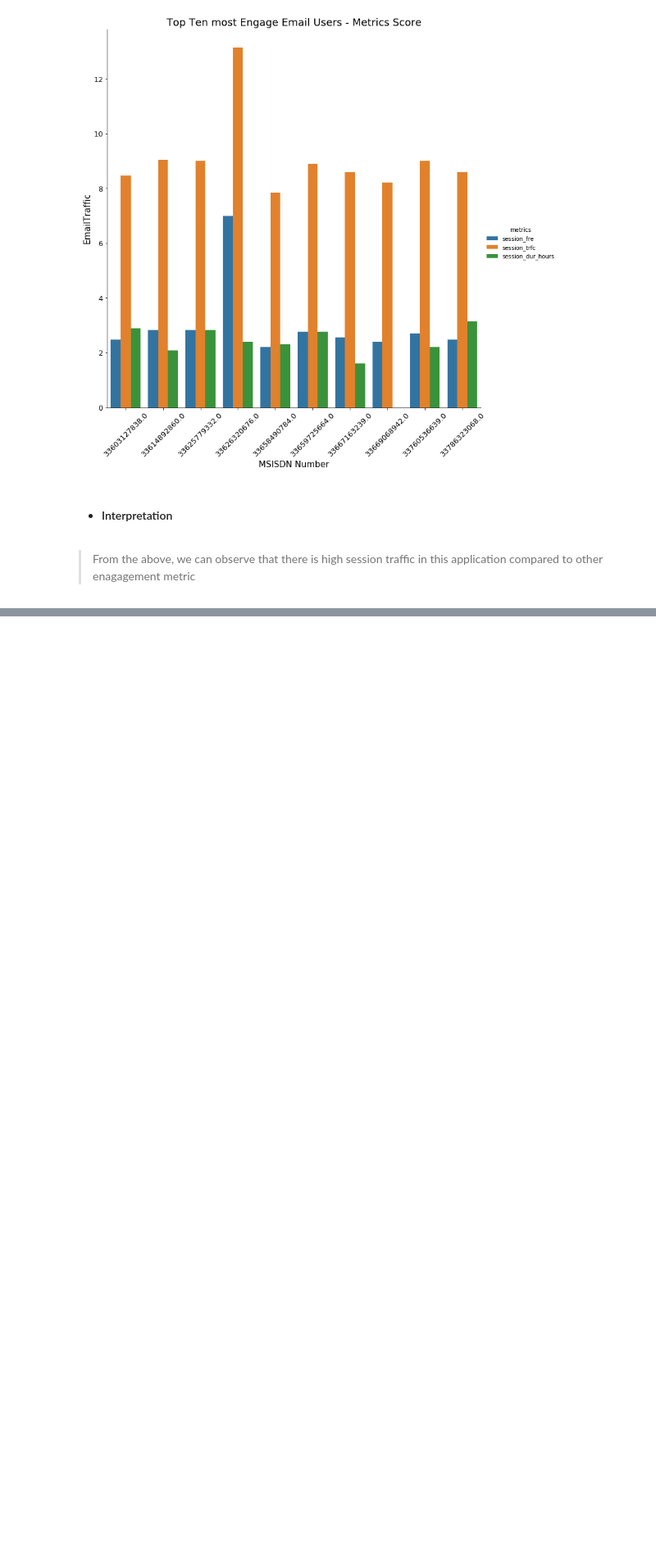
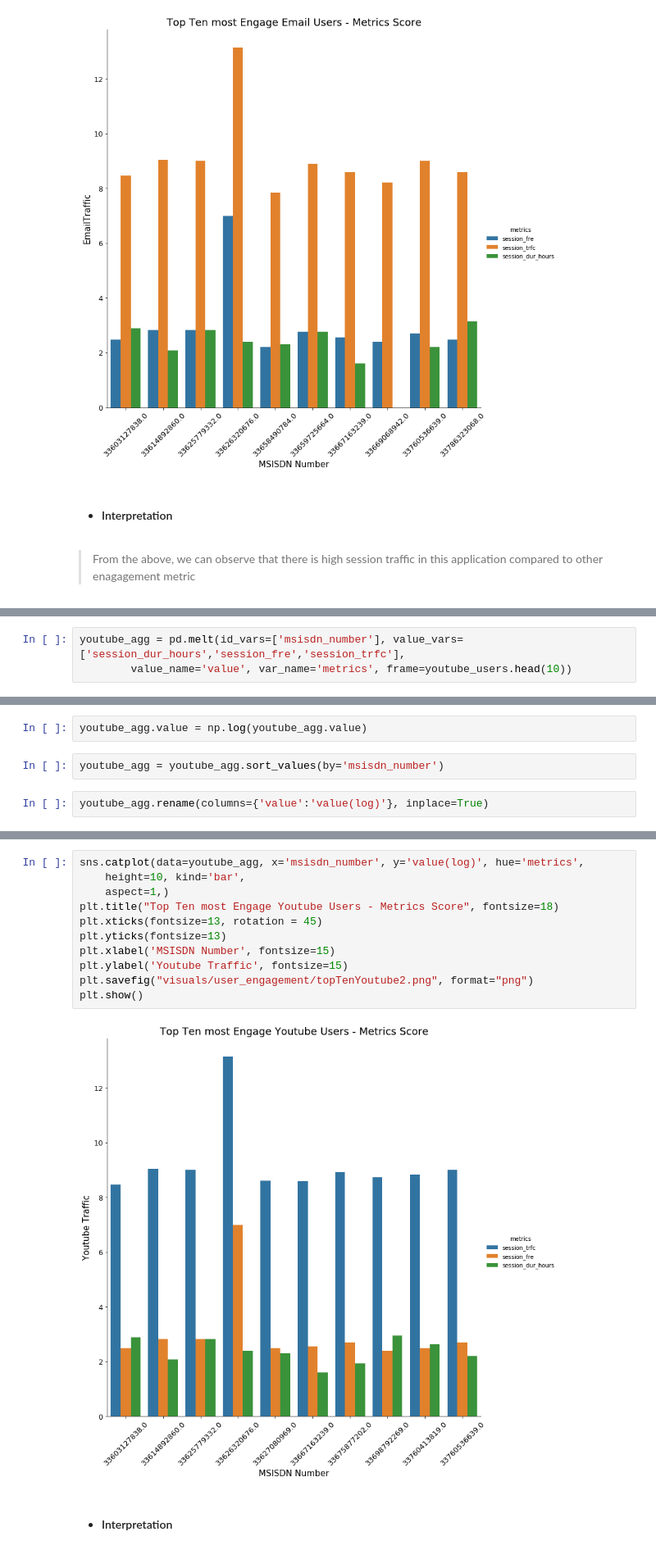
Before and after one commit to Patrick5455/tellco_user_analytics, a Jupyter notebook: analyis/user_enagaement.ipynb, the cells around one changed output, grey strips where cells are left out. Shown at 82% size. Drawn from its saved outputs; the diff is of its cells as text; blank space fills up the shorter version.

```diff
--- a/analyis/user_enagaement.ipynb
+++ b/analyis/user_enagaement.ipynb
@@ -1101,0 +1181,3 @@ plt.show()
+# %%
+youtube_agg = pd.melt(id_vars=['msisdn_number'], value_vars=['session_dur_hours','session_fre','session_trfc'],
+        value_name='value', var_name='metrics', frame=youtube_users.head(10))
@@ -1101,0 +1208,6 @@ plt.show()
+# %%
+youtube_agg.value = np.log(youtube_agg.value)
+# %%
+youtube_agg = youtube_agg.sort_values(by='msisdn_number')
+# %%
+youtube_agg.rename(columns={'value':'value(log)'}, inplace=True)
@@ -1101,0 +1234,15 @@ plt.show()
+# %%
+sns.catplot(data=youtube_agg, x='msisdn_number', y='value(log)', hue='metrics',
+    height=10, kind='bar',
+    aspect=1,)
+plt.title("Top Ten most Engage Youtube Users - Metrics Score", fontsize=18)
+plt.xticks(fontsize=13, rotation = 45)
+plt.yticks(fontsize=13)
+plt.xlabel('MSISDN Number', fontsize=15)
+plt.ylabel('Youtube Traffic', fontsize=15)
+plt.savefig("visuals/user_engagement/topTenYoutube2.png", format="png")
+plt.show()
+# %% [output]
+[figure, added]
+# %% [markdown]
+- #### Interpretation
```
Also changed, not shown: parts of 93 cells of this notebook, 10 other files.
